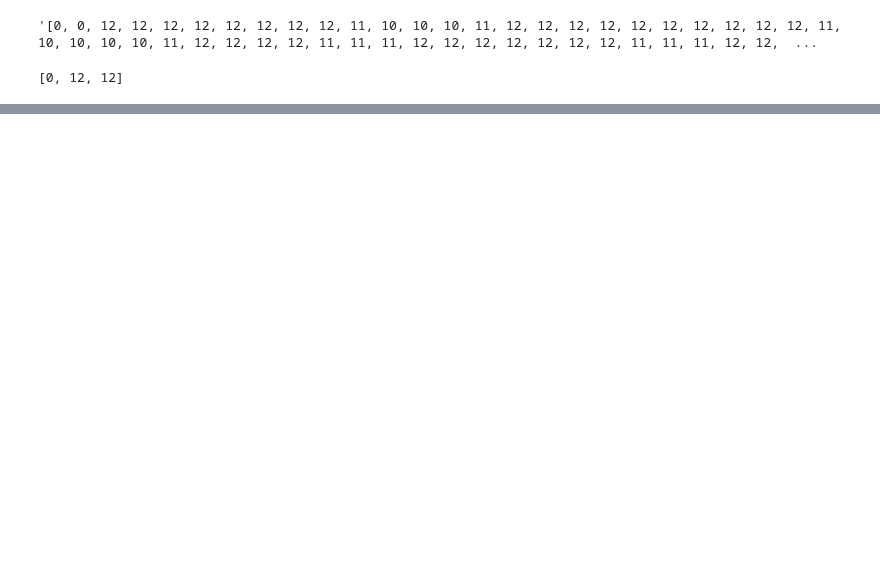
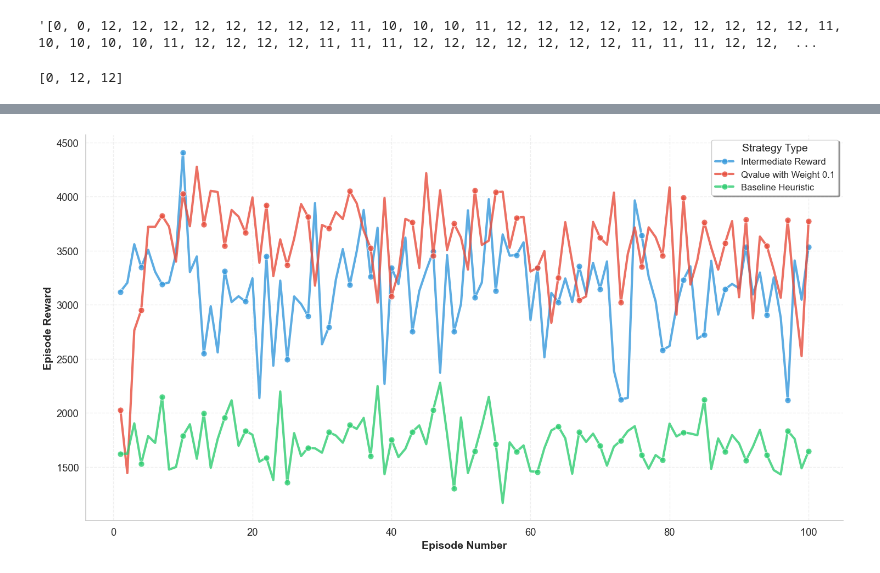
Before and after one commit to miluosi/EV-ADP, a Jupyter notebook: compare.ipynb, the cells around one changed output, grey strips where cells are left out. Saved outputs shown, nothing was run; the diff lists cells and outputs as text; code cells hidden in the pictures; blank space fills up the shorter version.

```diff
--- a/compare.ipynb
+++ b/compare.ipynb
@@ -10,13 +10,12 @@ import glob
 
 # 查找所有匹配的Excel文件
 file_pattern = 'results/integrated_tests/episode_statistics_adp0_demandintense_*.xlsx'
-file_pattern_0_5 = 'results/integrated_tests/episode_statistics_adp0.5_demandintense_*.xlsx'
-file_pattern_1 = 'results/integrated_tests/episode_statistics_adp1.0_demandintense_*.xlsx'
+file_pattern_0_1 = 'results/integrated_tests/episode_statistics_adp0.1_demandintense_*.xlsx'
+file_pattern_heuristic = 'results/integrated_tests_h/episode_statistics_adp0_demandintense_*.xlsx'
 matching_files = glob.glob(file_pattern)
-matching_files_0_5 = glob.glob(file_pattern_0_5)
-matching_files_1 = glob.glob(file_pattern_1)
+matching_files_0_1 = glob.glob(file_pattern_0_1)
+matching_files_heuristic = glob.glob(file_pattern_heuristic)
 
 adp_0 = pd.read_excel(matching_files[0], sheet_name='Episode_Statistics')
-adp_0_5 = pd.read_excel(matching_files_0_5[0], sheet_name='Episode_Statistics')
-adp_1 = pd.read_excel(matching_files_1[0], sheet_name='Episode_Statistics')
-adp_0.columns
+adp_0_1 = pd.read_excel(matching_files_0_1[0], sheet_name='Episode_Statistics')
+adp_h = pd.read_excel(matching_files_heuristic[0], sheet_name='Episode_Statistics')
@@ -801,0 +904,74 @@ print("  ✓ Red dashed line (0.2) shows the system's safe battery bottom line")
+# %%
+# 使用seaborn绘制更美观的episode_reward折线图
+import matplotlib.pyplot as plt
+import seaborn as sns
+import pandas as pd
+
+# 设置seaborn风格
+sns.set_style("whitegrid")
+sns.set_context("notebook", font_scale=1.2)
+plt.rcParams['figure.facecolor'] = 'white'
+
+# 准备数据 - 将数据整理成适合seaborn的长格式
+data_for_seaborn = []
+
+# 添加ADP=0.0数据
+for i, reward in enumerate(adp_0['episode_reward']):
+    data_for_seaborn.append({
+        'Episode': i + 1,
+        'Episode_Reward': reward,
+        'Strategy': 'Intermediate Reward'
+    })
+
+# 添加ADP=0.1数据
+for i, reward in enumerate(adp_0_1['episode_reward']):
+    data_for_seaborn.append({
+        'Episode': i + 1,
+        'Episode_Reward': reward,
+        'Strategy': 'Qvalue with Weight 0.1'
+    })
+
+# 添加Baseline Heuristic数据
+for i, reward in enumerate(adp_h['episode_reward']):
+    data_for_seaborn.append({
+        'Episode': i + 1,
+        'Episode_Reward': reward,
+        'Strategy': 'Baseline Heuristic'
+    })
+
+# 转换为DataFrame
+df_seaborn = pd.DataFrame(data_for_seaborn)
+
+# 创建图表
+plt.figure(figsize=(15, 8))
+
+# 使用seaborn的调色板
+colors = ['#3498db', '#e74c3c', '#2ecc71']  # 蓝色、红色、绿色
+sns.set_palette(colors)
+
+# 绘制线图
+sns.lineplot(data=df_seaborn, x='Episode', y='Episode_Reward', hue='Strategy',
+             marker='o', markersize=8, linewidth=3, alpha=0.8, markevery=3)
+
+# 设置图表样式
+# plt.title('Episode Reward Performance Comparison\n(ADP Strategies vs Baseline Heuristic)',
+#           fontsize=18, fontweight='bold', pad=30)
+plt.xlabel('Episode Number', fontsize=14, fontweight='bold')
+plt.ylabel('Episode Reward', fontsize=14, fontweight='bold')
+
+# 美化图例
+plt.legend(title='Strategy Type', title_fontsize=14, fontsize=12,
+           loc='best', frameon=True, fancybox=True, shadow=True)
+
+# 添加网格和美化
+plt.grid(True, alpha=0.3, linestyle='--')
+plt.tight_layout()
+
+# 移除顶部和右侧边框
+sns.despine()
+
+plt.show()
+
+print("✨ Seaborn风格的折线图已生成！")
+# %% [output]
+[figure, added]
```
Also changed, not shown: parts of 13 cells of this notebook, 3 other files.
